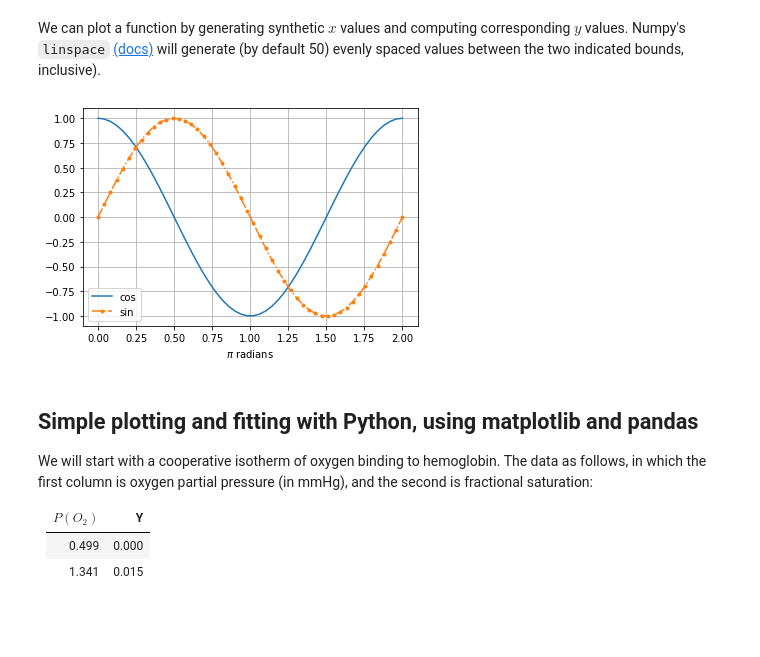
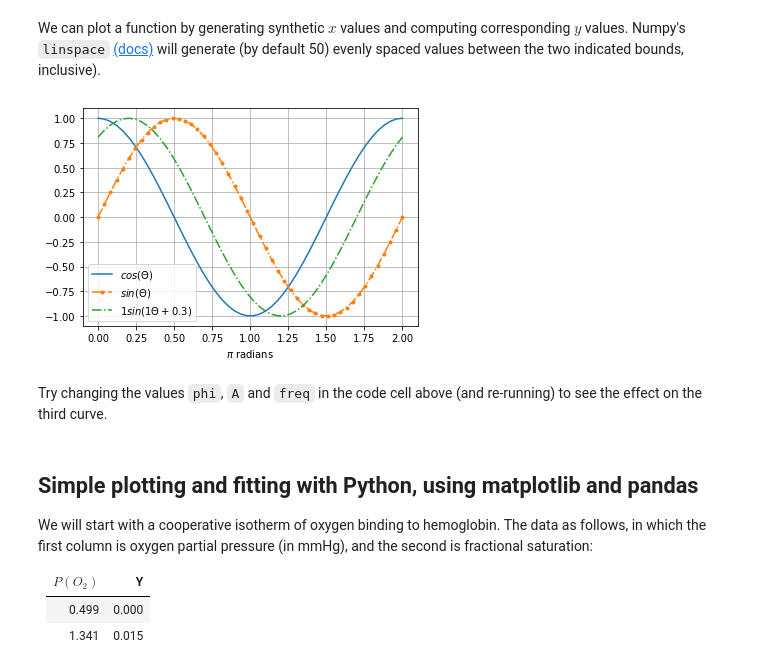
Before and after one commit to mpfoster/Biochem6765, a Jupyter notebook: Intro_plotting_python_6765_SP21.ipynb, the cells around one changed output. Saved outputs shown, nothing was run; the diff lists cells and outputs as text; code cells hidden in the pictures; blank space fills up the shorter version.

```diff
--- a/Intro_plotting_python_6765_SP21.ipynb
+++ b/Intro_plotting_python_6765_SP21.ipynb
@@ -113,12 +118,19 @@ import numpy as np
 We can plot a function by generating synthetic $x$ values and computing corresponding $y$ values. Numpy's `linspace` [(docs)](https://numpy.org/doc/stable/reference/generated/numpy.linspace.html) will generate (by default 50) evenly spaced values between the two indicated bounds, inclusive).
 # %%
 x = np.linspace(0,2) # generates an array of x values between 0 and 2pi
-plt.plot(x,np.cos(x*np.pi), label='cos')
-plt.plot(x,np.sin(x*np.pi),'.-.', label='sin')
+plt.plot(x,np.cos(x*np.pi), label='$cos(\Theta)$')
+plt.plot(x,np.sin(x*np.pi),'.-.', label='$sin(\Theta)$')
+phi = 0.3 # phase shift in pi radians
+A = 1 # amplitude
+freq = 1 # frequency multiple
+y = A*np.sin(freq*x*np.pi + phi*np.pi)
+plt.plot(x,y,'-.', label='%.g$sin(%g\Theta+$%.g)' % (A,freq,phi))
 plt.xlabel('$\pi$ radians')
 plt.grid(); plt.legend(); plt.show()
 # %% [output]
-[figure, old version]
+[figure, new version]
+# %% [markdown]
+Try changing the values `phi`, `A` and `freq` in the code cell above (and re-running) to see the effect on the third curve.
 # %% [markdown]
 ## Simple plotting and fitting with Python, using matplotlib and pandas
 We will start with a cooperative isotherm of oxygen binding to hemoglobin. The data as follows, in which the first column is oxygen partial pressure (in mmHg), and the second is fractional saturation:
```
Also changed, not shown: parts of 5 cells of this notebook.
